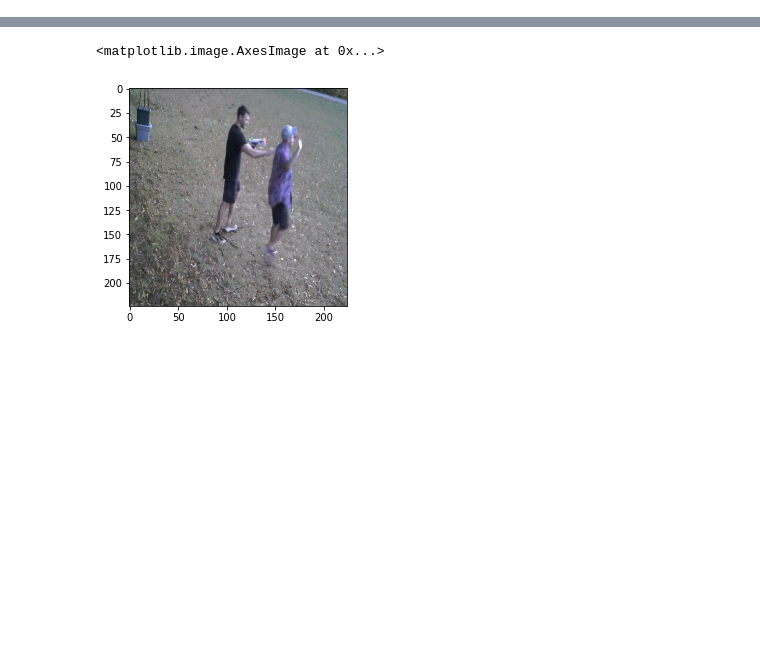
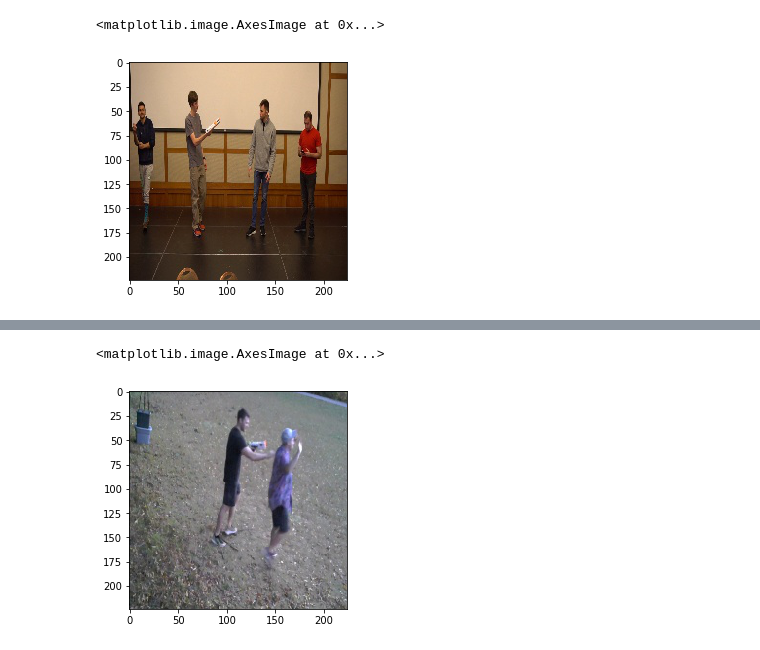
Before and after one commit to mcgridles/two-stream-action-recognition, a Jupyter notebook: Shafai_Demo.ipynb, the cells around one changed output, grey strips where cells are left out. Cells and saved outputs as stored; diff of their text form; code cells hidden in the pictures; blank space fills up the shorter version.

```diff
--- a/Shafai_Demo.ipynb
+++ b/Shafai_Demo.ipynb
@@ -19,10 +19,15 @@ path_spatial = r"/mnt/disks/datastorage/videos/rgb/"
 #file = "v_Theft_g16_c000004"
 # file = "v_Misc_g17_c000006"
 
-file = "v_Shooting_g08_c000004"
+file = "v_Shooting_g30_c000016"
 
 imgs_u,imgs_v = load_temporal_images(path_temporal,file)
 imgs_spatial = load_spatial_images(path_spatial,file)
 
 imgs_normal = load_normal_spatial_images(path_spatial,file)
 imgs_u_normal,imgs_v_normal = load_normal_temporal_images(path_temporal,file)
+# %%
+plt.imshow(imgs_normal[0])
+# %% [output]
+<matplotlib.image.AxesImage at 0x...>
+[figure, added]
```
Also changed, not shown: parts of 9 cells of this notebook, 3 other files.
